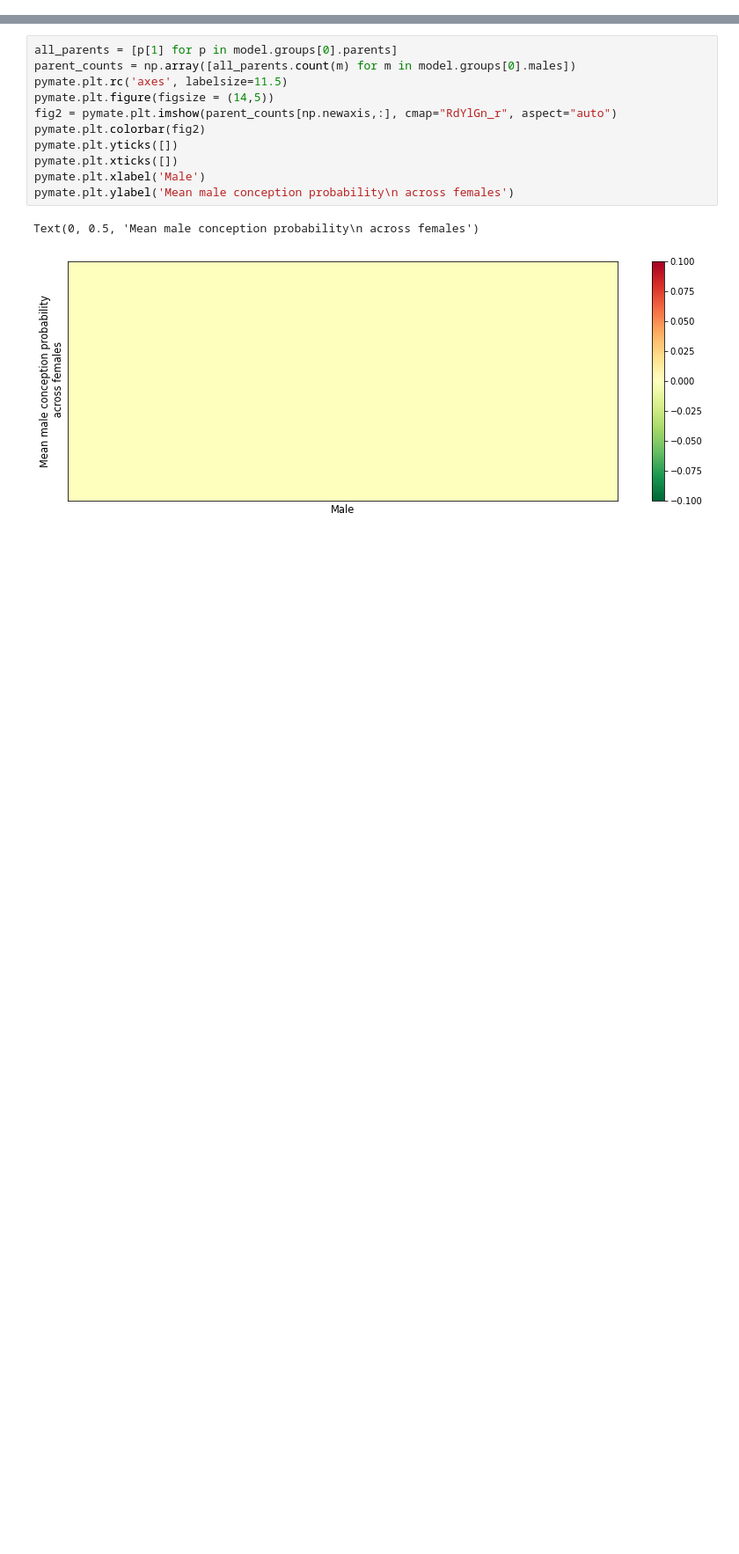
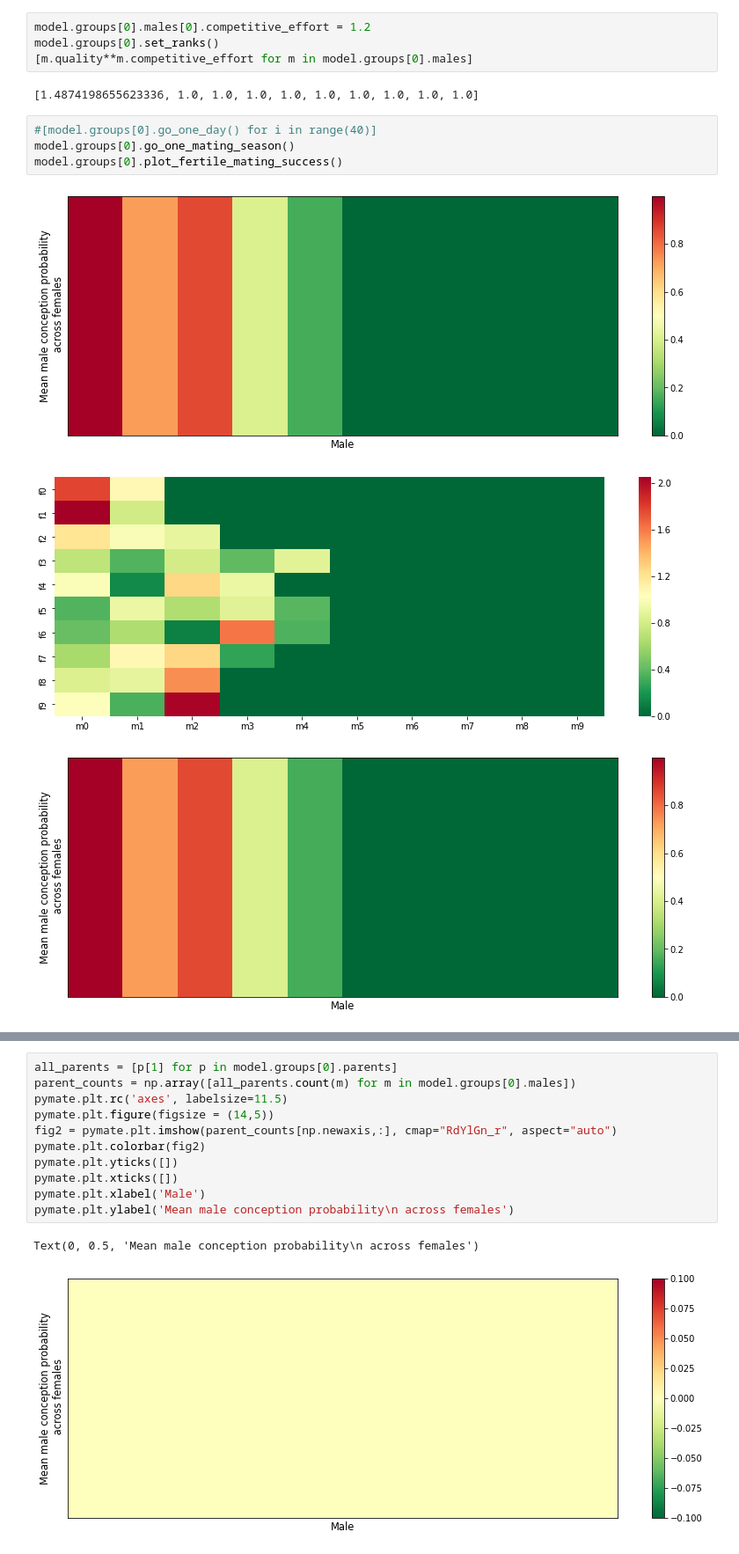
Before and after one commit to kevinrosenfield/FertilitySignalsABM, a Jupyter notebook: pymate_tests.ipynb, the cells around one changed output, grey strips where cells are left out. Shown at 88% size. Saved outputs shown, nothing was run; the diff lists cells and outputs as text; blank space fills up the shorter version.

Commit message:
add plot and df functions

```diff
--- a/pymate_tests.ipynb
+++ b/pymate_tests.ipynb
@@ -12,0 +32,14 @@ model = pymate.population()
+# %%
+model.groups[0].males[0].competitive_effort = 1.2
+model.groups[0].set_ranks()
+[m.quality**m.competitive_effort for m in model.groups[0].males]
+# %% [output]
+[1.4874198655623336, 1.0, 1.0, 1.0, 1.0, 1.0, 1.0, 1.0, 1.0, 1.0]
+# %%
+#[model.groups[0].go_one_day() for i in range(40)]
+model.groups[0].go_one_mating_season()
+model.groups[0].plot_fertile_mating_success()
+# %% [output]
+[figure, added]
+[figure, added]
+[figure, added]
```
Also changed, not shown: parts of 12 cells of this notebook, 2 other files.
